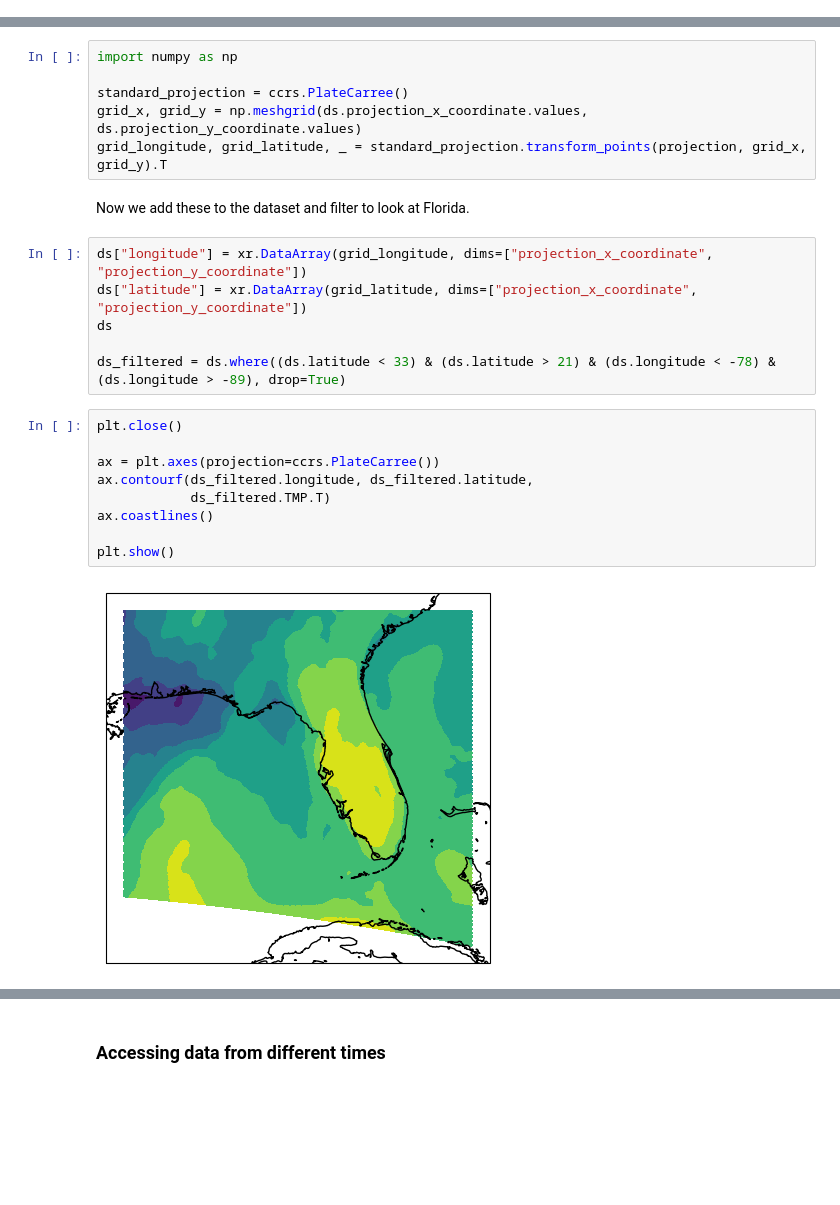
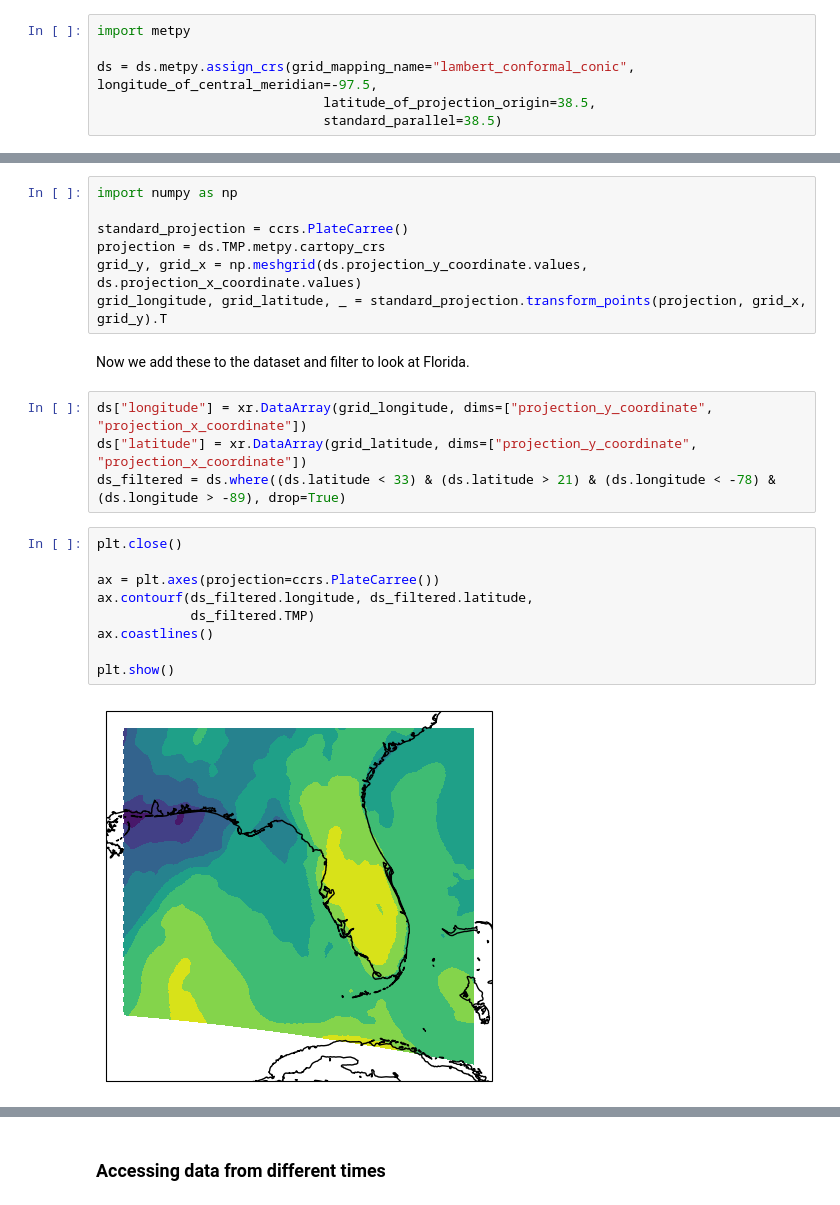
Before and after one commit to adair-kovac/examples, a Jupyter notebook: hrrr_zarr_explained.ipynb, the cells around one changed output, grey strips where cells are left out. Saved outputs shown, nothing was run; the diff lists cells and outputs as text; blank space fills up the shorter version.

Commit message:
Updating to use metpy extension for the crs and fixing the lat/lon dimensions issue I had.

```diff
--- a/hrrr_zarr_explained.ipynb
+++ b/hrrr_zarr_explained.ipynb
@@ -154,3 +148,9 @@ projection = ccrs.LambertConformal(central_longitude=-97.5,
+# %%
+import metpy
+
+ds = ds.metpy.assign_crs(grid_mapping_name="lambert_conformal_conic", longitude_of_central_meridian=-97.5,
+                             latitude_of_projection_origin=38.5,
+                             standard_parallel=38.5)
 # %% [markdown]
 We can use this to map the data:
 # %%
@@ -169,24 +169,23 @@ But what if we want to filter to a certain region? We can create a standard proj
 import numpy as np
 
 standard_projection = ccrs.PlateCarree()
-grid_x, grid_y = np.meshgrid(ds.projection_x_coordinate.values, ds.projection_y_coordinate.values)
+projection = ds.TMP.metpy.cartopy_crs
+grid_y, grid_x = np.meshgrid(ds.projection_y_coordinate.values, ds.projection_x_coordinate.values)
 grid_longitude, grid_latitude, _ = standard_projection.transform_points(projection, grid_x, grid_y).T
 # %% [markdown]
 Now we add these to the dataset and filter to look at Florida.
 # %%
-ds["longitude"] = xr.DataArray(grid_longitude, dims=["projection_x_coordinate", "projection_y_coordinate"])
-ds["latitude"] = xr.DataArray(grid_latitude, dims=["projection_x_coordinate", "projection_y_coordinate"])
-ds
-
+ds["longitude"] = xr.DataArray(grid_longitude, dims=["projection_y_coordinate", "projection_x_coordinate"])
+ds["latitude"] = xr.DataArray(grid_latitude, dims=["projection_y_coordinate", "projection_x_coordinate"])
 ds_filtered = ds.where((ds.latitude < 33) & (ds.latitude > 21) & (ds.longitude < -78) & (ds.longitude > -89), drop=True)
 # %%
 plt.close()
 
 ax = plt.axes(projection=ccrs.PlateCarree())
 ax.contourf(ds_filtered.longitude, ds_filtered.latitude,
-            ds_filtered.TMP.T)
+            ds_filtered.TMP)
 ax.coastlines()
 
 plt.show()
 # %% [output]
-[figure, old version]
+[figure, new version]
```
Also changed, not shown: parts of 9 cells of this notebook.
